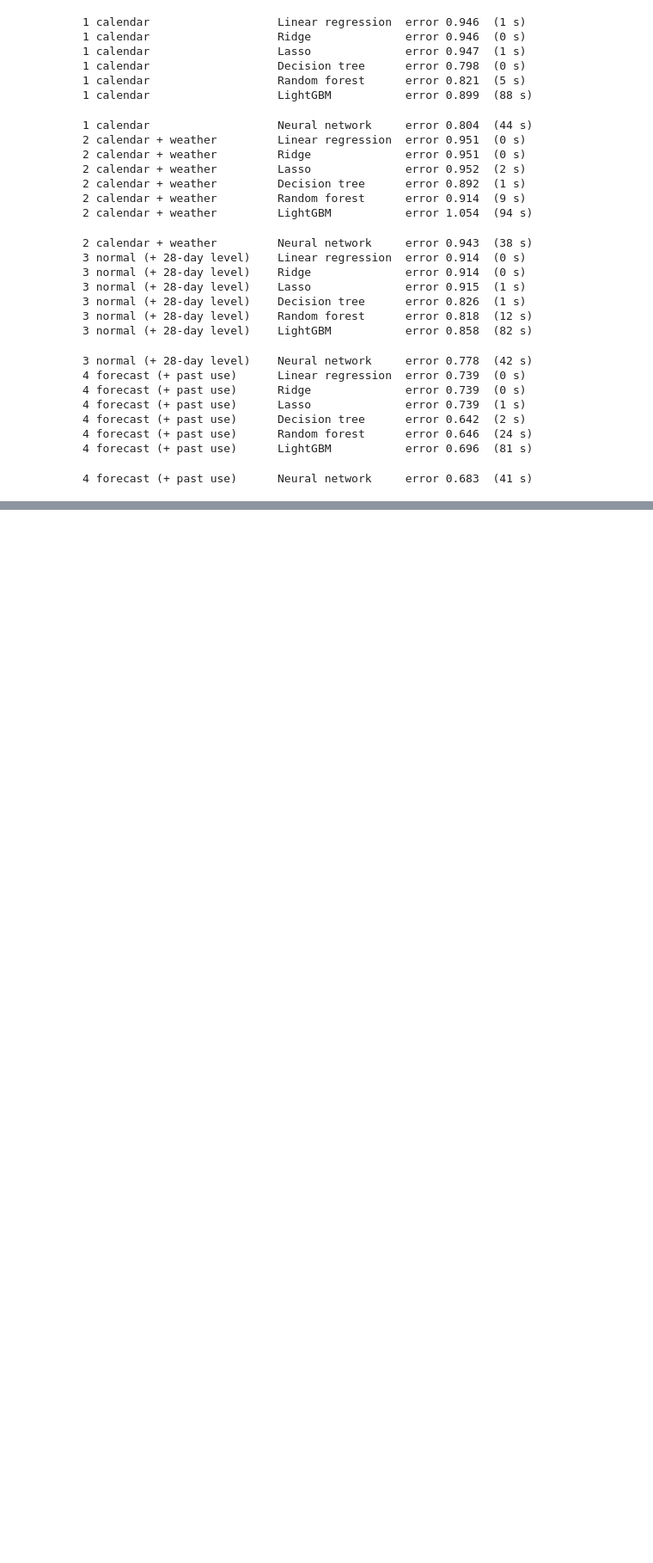
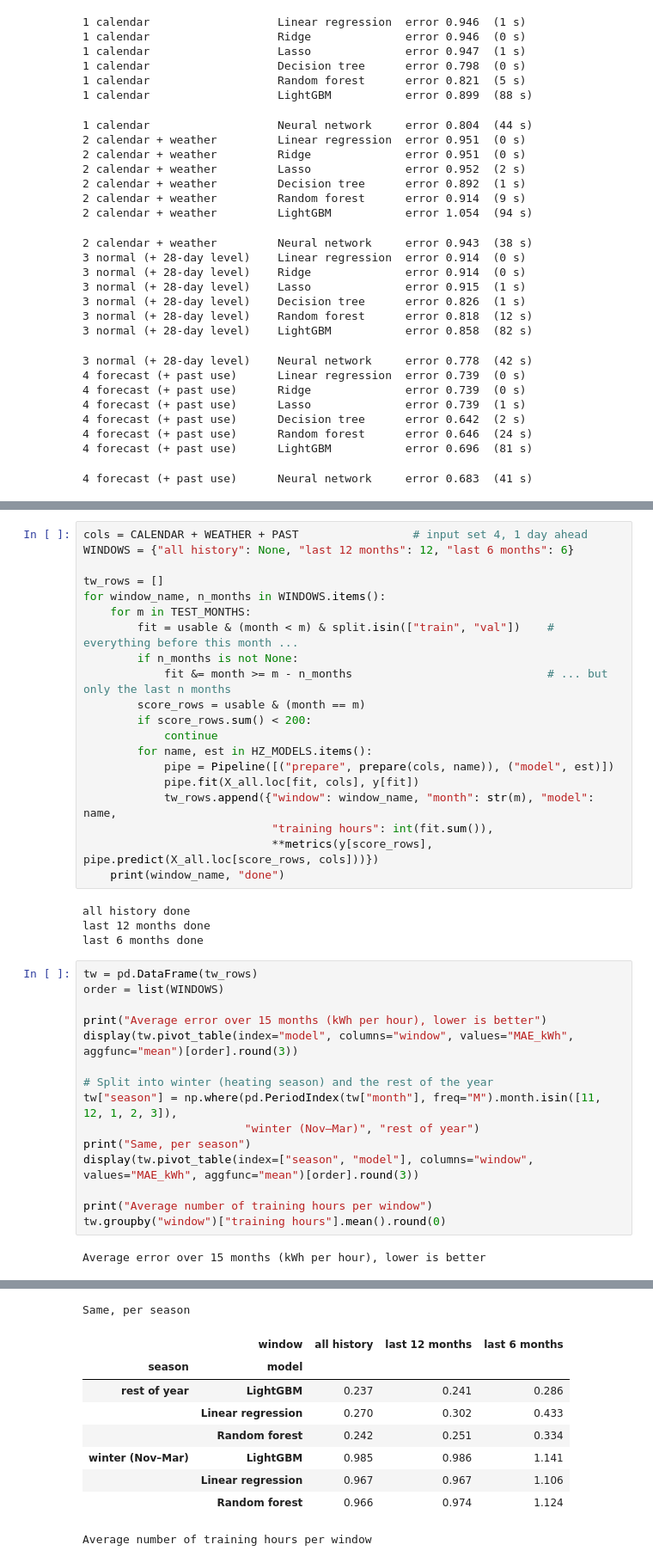
Before and after one commit to TBDA-Classes/2026G1, a Jupyter notebook: notebooks/04_model_search.ipynb, the cells around one changed output, grey strips where cells are left out. Shown at 86% size. Cells and saved outputs as stored; diff of their text form; blank space fills up the shorter version.

```diff
--- a/notebooks/04_model_search.ipynb
+++ b/notebooks/04_model_search.ipynb
@@ -253,0 +449,41 @@ Average miss on validation (kWh per hour), lower is better. Emma's best: LightGB
+# %%
+cols = CALENDAR + WEATHER + PAST                 # input set 4, 1 day ahead
+WINDOWS = {"all history": None, "last 12 months": 12, "last 6 months": 6}
+
+tw_rows = []
+for window_name, n_months in WINDOWS.items():
+    for m in TEST_MONTHS:
+        fit = usable & (month < m) & split.isin(["train", "val"])    # everything before this month ...
+        if n_months is not None:
+            fit &= month >= m - n_months                             # ... but only the last n months
+        score_rows = usable & (month == m)
+        if score_rows.sum() < 200:
+            continue
+        for name, est in HZ_MODELS.items():
+            pipe = Pipeline([("prepare", prepare(cols, name)), ("model", est)])
+            pipe.fit(X_all.loc[fit, cols], y[fit])
+            tw_rows.append({"window": window_name, "month": str(m), "model": name,
+                            "training hours": int(fit.sum()),
+                            **metrics(y[score_rows], pipe.predict(X_all.loc[score_rows, cols]))})
+    print(window_name, "done")
+# %% [output]
+all history done
+last 12 months done
+last 6 months done
+# %%
+tw = pd.DataFrame(tw_rows)
+order = list(WINDOWS)
+
+print("Average error over 15 months (kWh per hour), lower is better")
+display(tw.pivot_table(index="model", columns="window", values="MAE_kWh", aggfunc="mean")[order].round(3))
+
+# Split into winter (heating season) and the rest of the year
+tw["season"] = np.where(pd.PeriodIndex(tw["month"], freq="M").month.isin([11, 12, 1, 2, 3]),
+                        "winter (Nov–Mar)", "rest of year")
+print("Same, per season")
+display(tw.pivot_table(index=["season", "model"], columns="window", values="MAE_kWh", aggfunc="mean")[order].round(3))
+
+print("Average number of training hours per window")
+tw.groupby("window")["training hours"].mean().round(0)
+# %% [output]
+Average error over 15 months (kWh per hour), lower is better
@@ -253,0 +495,10 @@ Average miss on validation (kWh per hour), lower is better. Emma's best: LightGB
+Same, per season
+|  | window | all history | last 12 months | last 6 months |
+| season | model |  |  |  |
+| rest of year | LightGBM | 0.237 | 0.241 | 0.286 |
+|  | Linear regression | 0.270 | 0.302 | 0.433 |
+|  | Random forest | 0.242 | 0.251 | 0.334 |
+| winter (Nov–Mar) | LightGBM | 0.985 | 0.986 | 1.141 |
+|  | Linear regression | 0.967 | 0.967 | 1.106 |
+|  | Random forest | 0.966 | 0.974 | 1.124 |
+Average number of training hours per window
```
Also changed, not shown: parts of 10 cells of this notebook.
